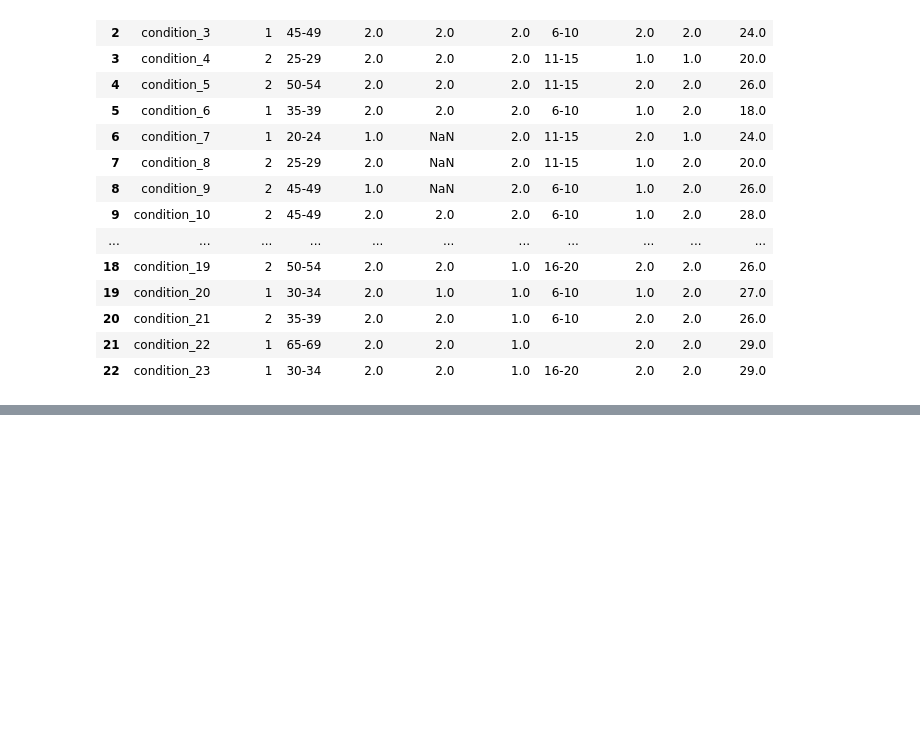
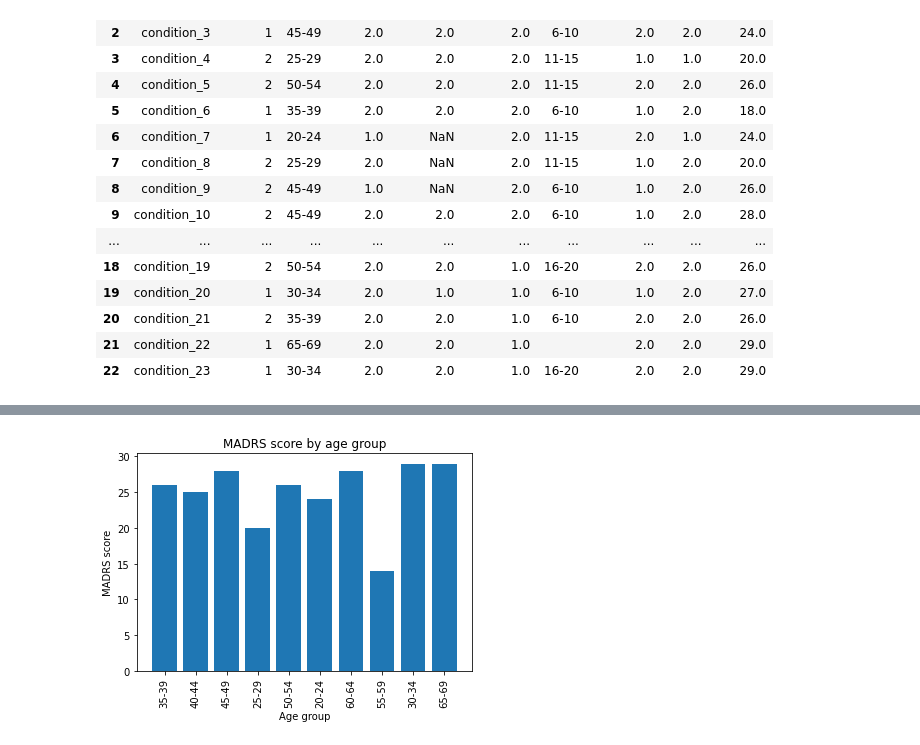
Before and after one commit to 04kyeong/AI4ALL_ApplyAI_Team18, a Jupyter notebook: AI18.ipynb, the cells around one changed output, grey strips where cells are left out. Drawn from its saved outputs; the diff is of its cells as text; code cells hidden in the pictures; blank space fills up the shorter version.

```diff
--- a/AI18.ipynb
+++ b/AI18.ipynb
@@ -147,0 +161,9 @@ df.drop(labels=range(23, 55), axis=0)
+# %%
+plt.bar('age', 'madrs1', data = df, linewidth = 1)
+plt.xlabel('Age group')
+plt.xticks(rotation = 90)
+plt.ylabel('MADRS score')
+plt.title('MADRS score by age group')
+plt.show()
+# %% [output]
+[figure, added]
```
Also changed, not shown: parts of 17 cells of this notebook.
